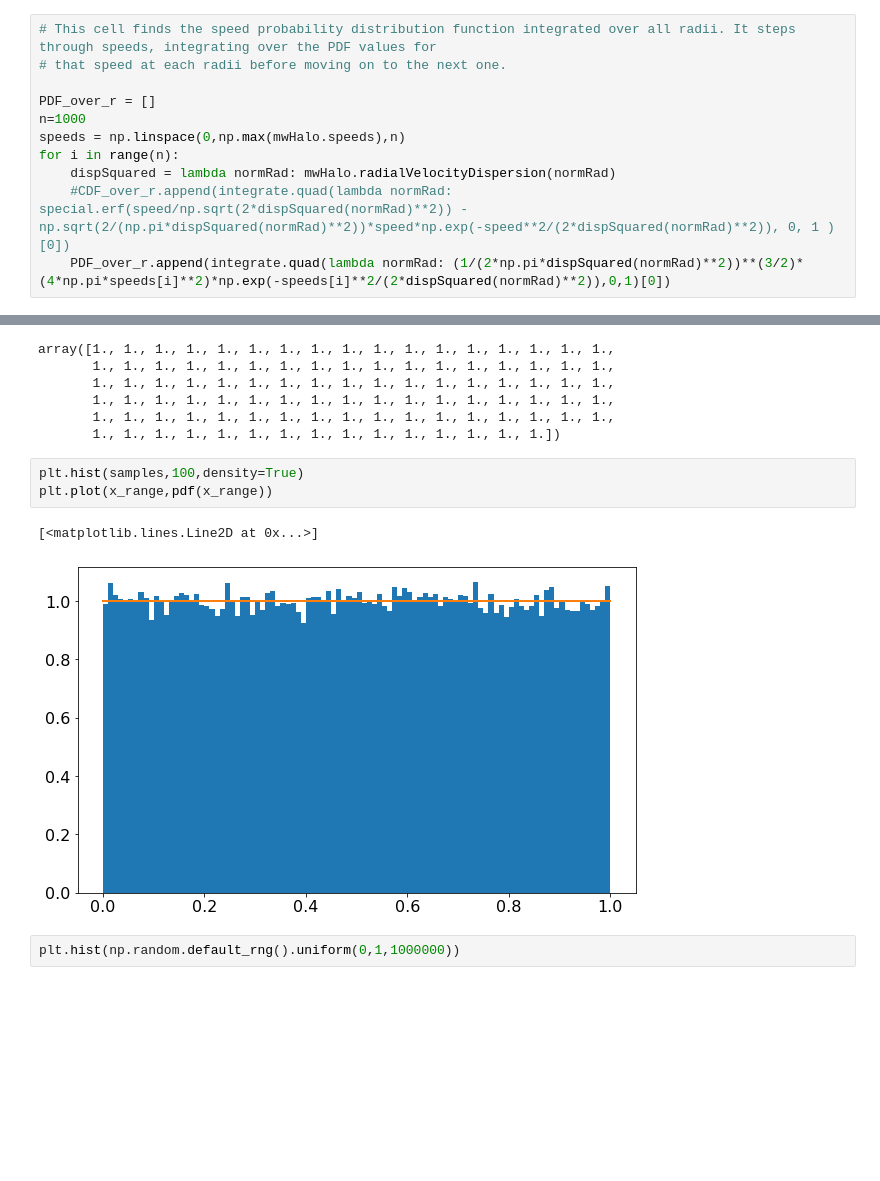
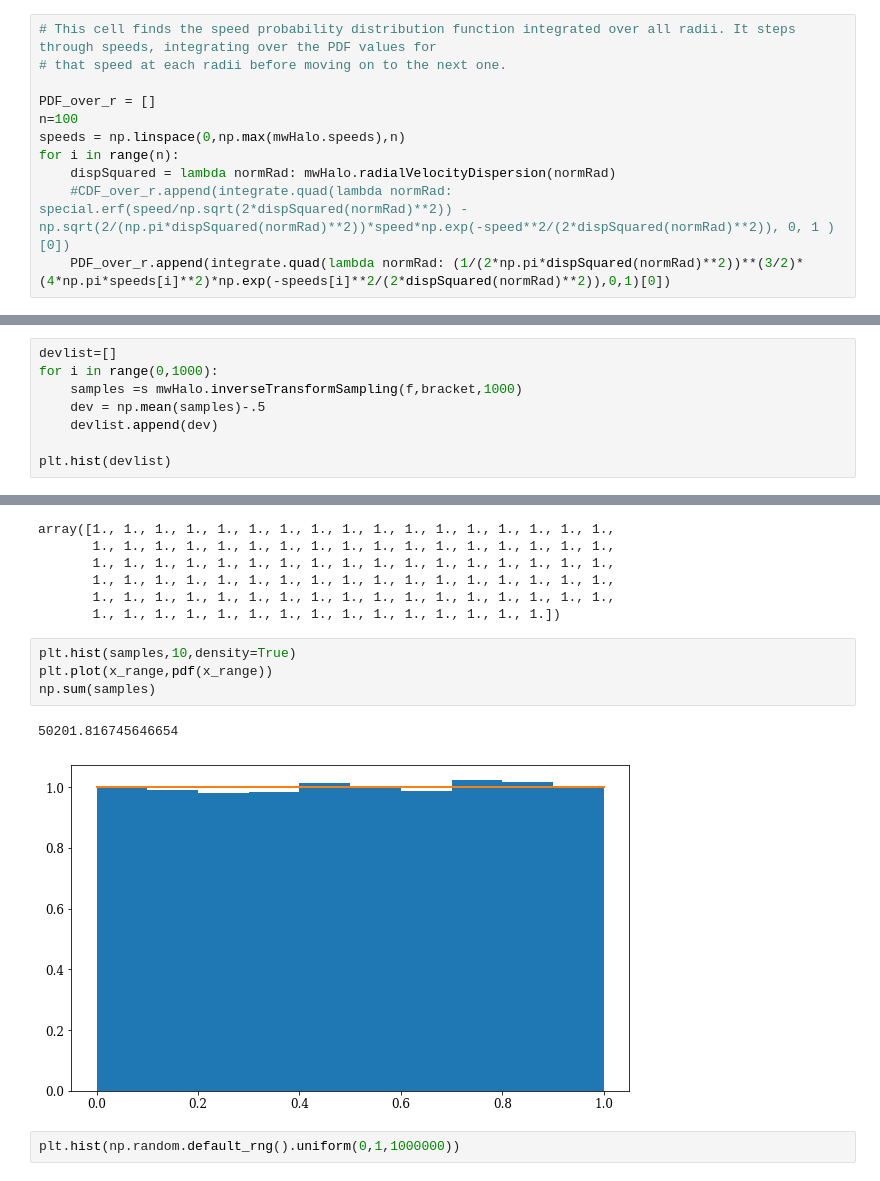
Before and after one commit to EricPutney/nfwHalo, a Jupyter notebook: NFW_MockDataGenerator.ipynb, the cells around one changed output, grey strips where cells are left out. Saved outputs shown, nothing was run; the diff lists cells and outputs as text; blank space fills up the shorter version.

```diff
--- a/NFW_MockDataGenerator.ipynb
+++ b/NFW_MockDataGenerator.ipynb
@@ -449,7 +499,7 @@ Text(0.5, 0, 'Vz (km/s)')
 # that speed at each radii before moving on to the next one.
 
 PDF_over_r = []
-n=1000
+n=100
 speeds = np.linspace(0,np.max(mwHalo.speeds),n)
 for i in range(n):
     dispSquared = lambda normRad: mwHalo.radialVelocityDispersion(normRad)
@@ -528,3 +604,11 @@ pdf = lambda x: (x)**0
 x_range = np.linspace(0,1,100)
 # %%
 samples = mwHalo.inverseTransformSampling(f,bracket,100000)
+# %%
+devlist=[]
+for i in range(0,1000):
+    samples =s mwHalo.inverseTransformSampling(f,bracket,1000)
+    dev = np.mean(samples)-.5
+    devlist.append(dev)
+
+plt.hist(devlist)
@@ -538,11 +629,12 @@ array([1., 1., 1., 1., 1., 1., 1., 1., 1., 1., 1., 1., 1., 1., 1., 1., 1.,
        1., 1., 1., 1., 1., 1., 1., 1., 1., 1., 1., 1., 1., 1., 1., 1., 1.,
        1., 1., 1., 1., 1., 1., 1., 1., 1., 1., 1., 1., 1., 1., 1.])
 # %%
-plt.hist(samples,100,density=True)
+plt.hist(samples,10,density=True)
 plt.plot(x_range,pdf(x_range))
+np.sum(samples)
 # %% [output]
-[<matplotlib.lines.Line2D at 0x...>]
+50201.816745646654
-[figure, old version]
+[figure, new version]
 # %%
 plt.hist(np.random.default_rng().uniform(0,1,1000000))
 # %% [output]
```
Also changed, not shown: parts of 13 cells of this notebook, 3 other files.
